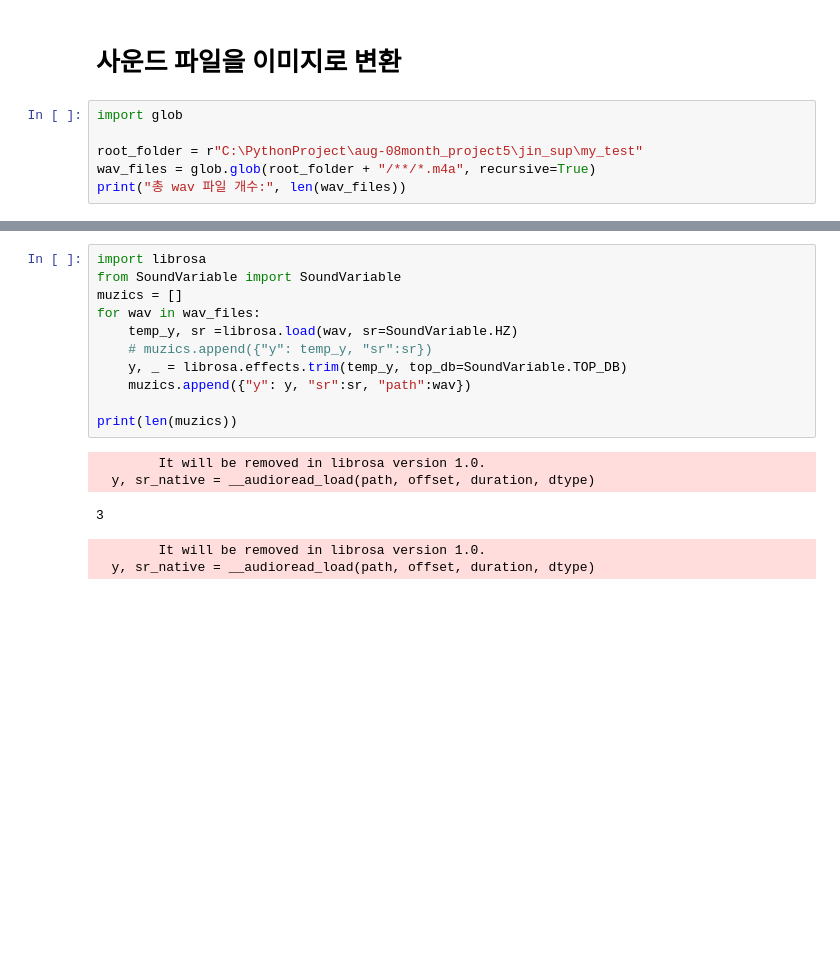
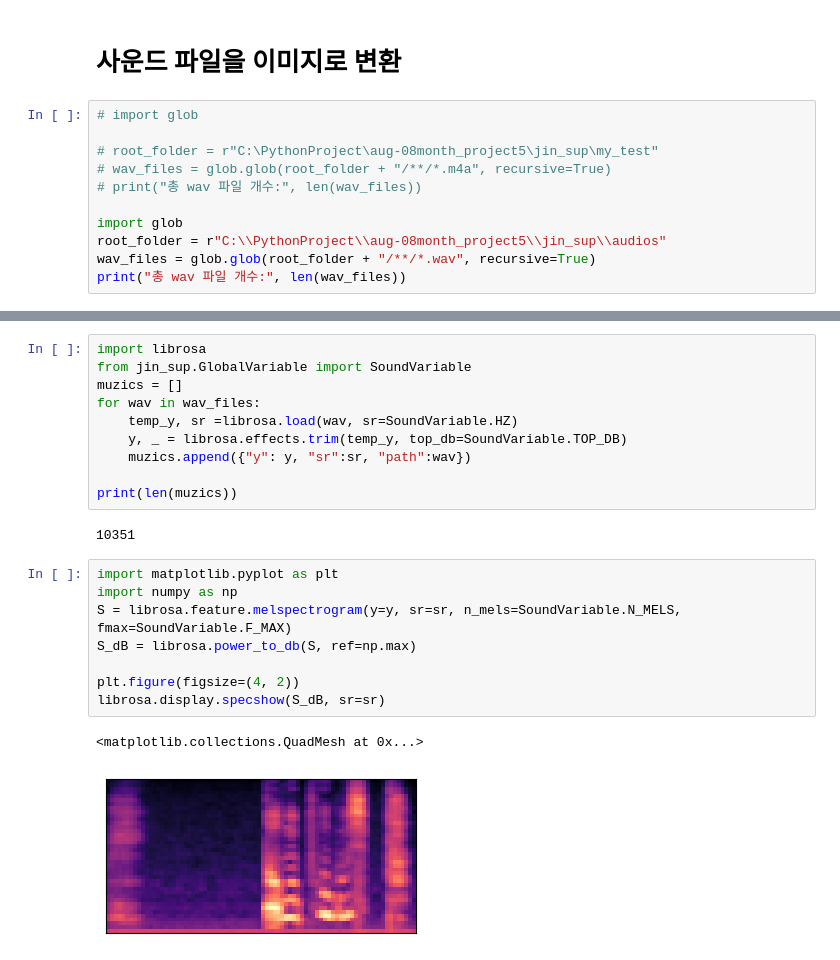
Before and after one commit to LonerStayle/aug-08month_project5, a Jupyter notebook: jin_sup/sound_to_image_transfer.ipynb, the cells around one changed output, grey strips where cells are left out. Drawn from its saved outputs; the diff is of its cells as text; blank space fills up the shorter version.

```diff
--- a/jin_sup/sound_to_image_transfer.ipynb
+++ b/jin_sup/sound_to_image_transfer.ipynb
@@ -1,9 +1,14 @@
 # %% [markdown]
 # 사운드 파일을 이미지로 변환
 # %%
+# import glob
+
+# root_folder = r"C:\PythonProject\aug-08month_project5\jin_sup\my_test"
+# wav_files = glob.glob(root_folder + "/**/*.m4a", recursive=True)
+# print("총 wav 파일 개수:", len(wav_files))
+
 import glob
-
-root_folder = r"C:\PythonProject\aug-08month_project5\jin_sup\my_test"
-wav_files = glob.glob(root_folder + "/**/*.m4a", recursive=True)
+root_folder = r"C:\\PythonProject\\aug-08month_project5\\jin_sup\\audios"
+wav_files = glob.glob(root_folder + "/**/*.wav", recursive=True)
 print("총 wav 파일 개수:", len(wav_files))
 # %% [output]
@@ -11,18 +36,24 @@ print("총 wav 파일 개수:", len(wav_files))
 # %%
 import librosa
-from SoundVariable import SoundVariable
+from jin_sup.GlobalVariable import SoundVariable
 muzics = []
 for wav in wav_files:
     temp_y, sr =librosa.load(wav, sr=SoundVariable.HZ)
-    # muzics.append({"y": temp_y, "sr":sr})
     y, _ = librosa.effects.trim(temp_y, top_db=SoundVariable.TOP_DB)
     muzics.append({"y": y, "sr":sr, "path":wav})
 
 print(len(muzics))
 # %% [output]
-        It will be removed in librosa version 1.0.
-  y, sr_native = __audioread_load(path, offset, duration, dtype)
+10351
-3
-        It will be removed in librosa version 1.0.
-  y, sr_native = __audioread_load(path, offset, duration, dtype)
+# %%
+import matplotlib.pyplot as plt
+import numpy as np
+S = librosa.feature.melspectrogram(y=y, sr=sr, n_mels=SoundVariable.N_MELS, fmax=SoundVariable.F_MAX)
+S_dB = librosa.power_to_db(S, ref=np.max)
+
+plt.figure(figsize=(4, 2))
+librosa.display.specshow(S_dB, sr=sr)
+# %% [output]
+<matplotlib.collections.QuadMesh at 0x...>
+[figure, added]
 # %%
```
Also changed, not shown: parts of 3 cells of this notebook, 12 other files.
